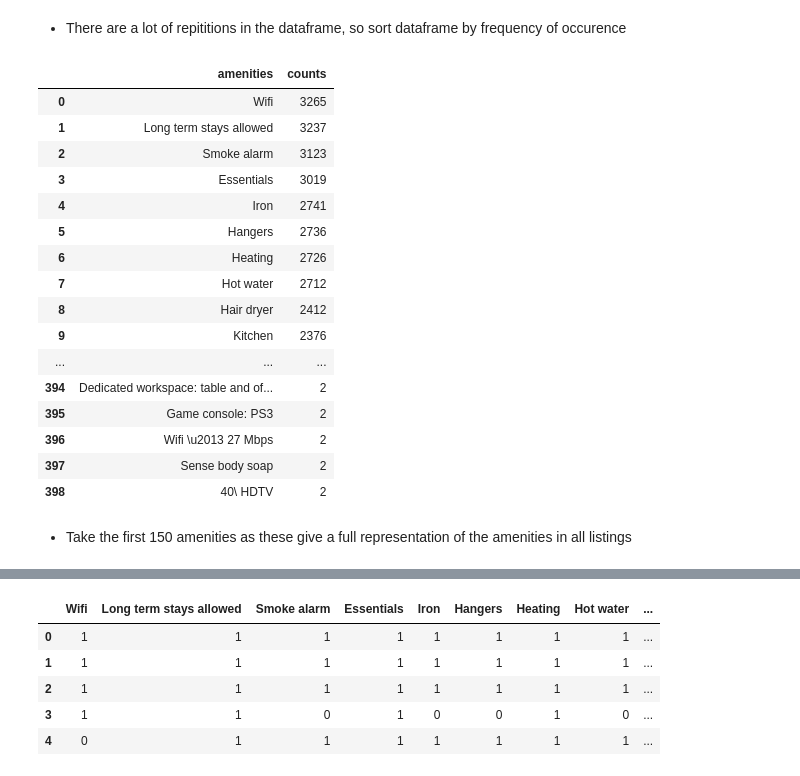
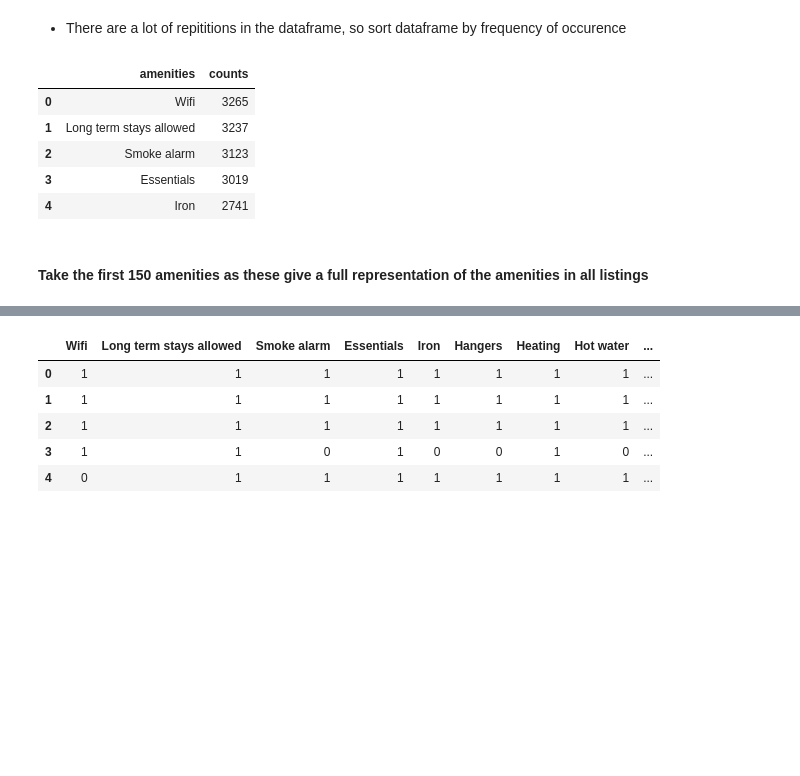
Before and after one commit to doyindav1/Greater-Manchester-Area-Airbnb-Analysis, a Jupyter notebook: airbnb_updated.ipynb, the cells around one changed output, grey strips where cells are left out. Saved outputs shown, nothing was run; the diff lists cells and outputs as text; code cells hidden in the pictures; blank space fills up the shorter version.

```diff
--- a/airbnb_updated.ipynb
+++ b/airbnb_updated.ipynb
@@ -197,5 +213,6 @@ def input_mean(df, column_list):
 # apply function
 column_list = ['review_scores_rating', 'review_scores_accuracy', 'review_scores_cleanliness',
               'review_scores_checkin', 'review_scores_communication', 'review_scores_location',
-              'review_scores_value']
+              'review_scores_value', 'reviews_per_month',
+              'bedrooms', 'beds']
 gm_df = input_mean(gm_df, column_list)
@@ -216,11 +219,3 @@ def forward_fill(df, column_list):
-# %%
-# apply function
-column_list = ['host_response_time', 'host_response_rate', 'bedrooms', 'beds',
-               'host_name', 'host_since', 'host_is_superhost', 'host_listings_count', 'host_total_listings_count',
-               'host_has_profile_pic', 'host_identity_verified', 'first_review', 'last_review',
-               'reviews_per_month', 'host_acceptance_rate', 'bathrooms_text']
-
-gm_df = forward_fill(gm_df, column_list)
 # %%
 (gm_df.isnull().sum()/gm_df.shape[0])* 100
 # %% [output]
@@ -243,0 +241,19 @@ dtype: float64
+# %%
+# replacing null values with mode
+def input_mode(df, column_list):
+    '''
+    This function replaces null values with the modeof values in the column and returns a dataframe
+
+    '''
+
+    for columns in column_list:
+
+        df[columns].fillna(value = df[columns].mode()[0], inplace=True)
+
+    return df
+# %%
+# apply function
+column_list = ['first_review', 'last_review', 'bathrooms_text', 'host_acceptance_rate',
+               'host_response_rate', 'host_response_time']
+
+gm_df = input_mode(gm_df, column_list)
@@ -788,29 +838,19 @@ df_amenities.head()
 # %% [markdown]
 - There are a lot of repititions in the dataframe, so sort dataframe by frequency of occurence
 # %%
+# sorting df_amenities by frequency of occurence
 df_3 = pd.DataFrame(df_amenities.sum())
 df_3.columns = ['counts']
 df_3 = df_3.sort_values(by='counts', ascending=False).reset_index().rename(columns={'index':'amenities'})
-df_3
+df_3.head()
 # %% [output]
 |  | amenities | counts |
 | 0 | Wifi | 3265 |
 | 1 | Long term stays allowed | 3237 |
 | 2 | Smoke alarm | 3123 |
 | 3 | Essentials | 3019 |
 | 4 | Iron | 2741 |
-| 5 | Hangers | 2736 |
-| 6 | Heating | 2726 |
-| 7 | Hot water | 2712 |
-| 8 | Hair dryer | 2412 |
-| 9 | Kitchen | 2376 |
-| ... | ... | ... |
-| 394 | Dedicated workspace: table and of... | 2 |
-| 395 | Game console: PS3 | 2 |
-| 396 | Wifi \u2013 27 Mbps | 2 |
-| 397 | Sense body soap | 2 |
-| 398 | 40\ HDTV | 2 |
 # %% [markdown]
-- Take the first 150 amenities as these give a full representation of the amenities in all listings
+#### Take the first 150 amenities as these give a full representation of the amenities in all listings
 # %%
 features = df_3['amenities'][:150].to_list()
```
Also changed, not shown: parts of 113 cells of this notebook.
